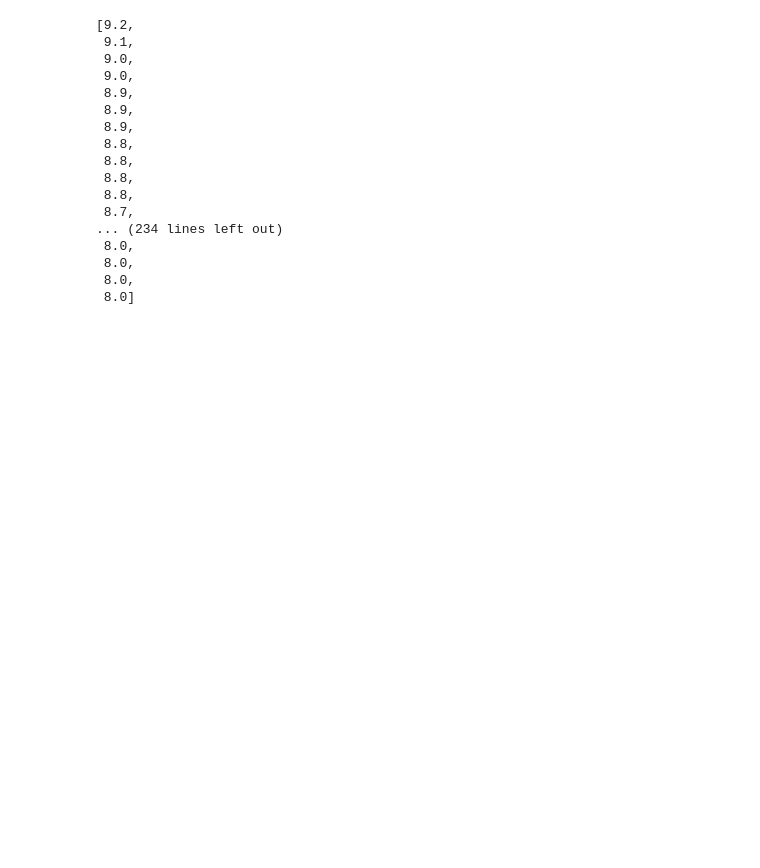
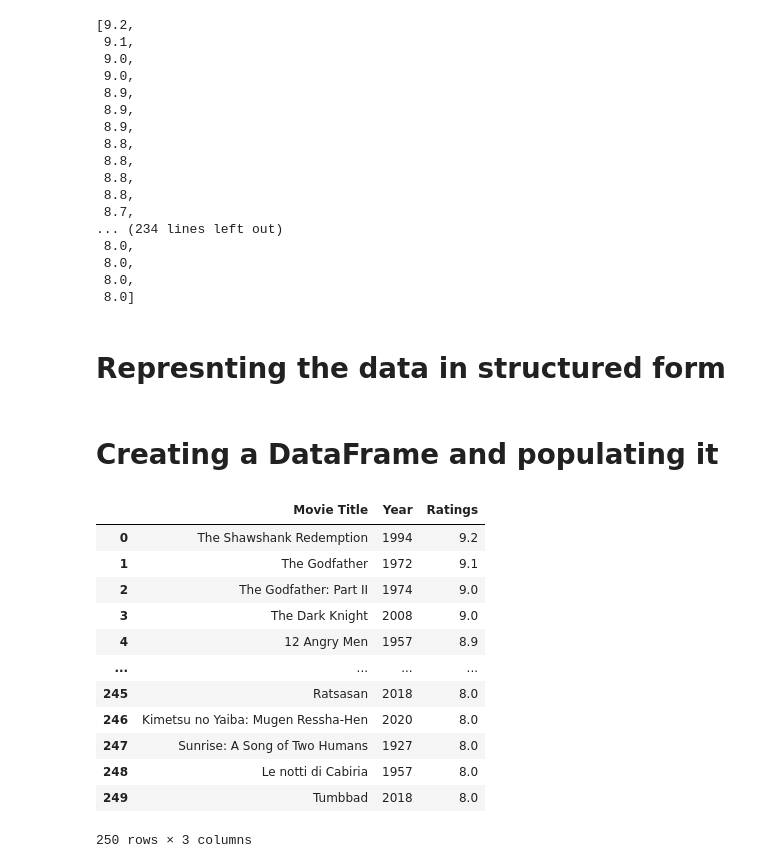
Before and after one commit to otimebhor/WEB-SCRAPING-PROJECT-, a Jupyter notebook: Web scraping project on IMDb.ipynb, the cells around one changed output. Cells and saved outputs as stored; diff of their text form; code cells hidden in the pictures; blank space fills up the shorter version.

```diff
--- a/Web scraping project on IMDb.ipynb
+++ b/Web scraping project on IMDb.ipynb
@@ -219,3 +219,5 @@ movie_rating
  8.0,
  8.0,
  8.0]
+# %% [markdown]
+# Represnting the data in structured form
@@ -221,0 +226,24 @@ movie_rating
+# %% [markdown]
+# Creating a DataFrame and populating it
+# %%
+movies_info = pd.DataFrame()
+
+movies_info['Movie Title'] = movie_names
+movies_info['Year'] = movie_years
+movies_info['Ratings'] = movie_rating
+
+movies_info
+# %% [output]
+|  | Movie Title | Year | Ratings |
+| 0 | The Shawshank Redemption | 1994 | 9.2 |
+| 1 | The Godfather | 1972 | 9.1 |
+| 2 | The Godfather: Part II | 1974 | 9.0 |
+| 3 | The Dark Knight | 2008 | 9.0 |
+| 4 | 12 Angry Men | 1957 | 8.9 |
+| ... | ... | ... | ... |
+| 245 | Ratsasan | 2018 | 8.0 |
+| 246 | Kimetsu no Yaiba: Mugen Ressha-Hen | 2020 | 8.0 |
+| 247 | Sunrise: A Song of Two Humans | 1927 | 8.0 |
+| 248 | Le notti di Cabiria | 1957 | 8.0 |
+| 249 | Tumbbad | 2018 | 8.0 |
+250 rows × 3 columns
```
Also changed, not shown: parts of 13 cells of this notebook, 2 other files.
